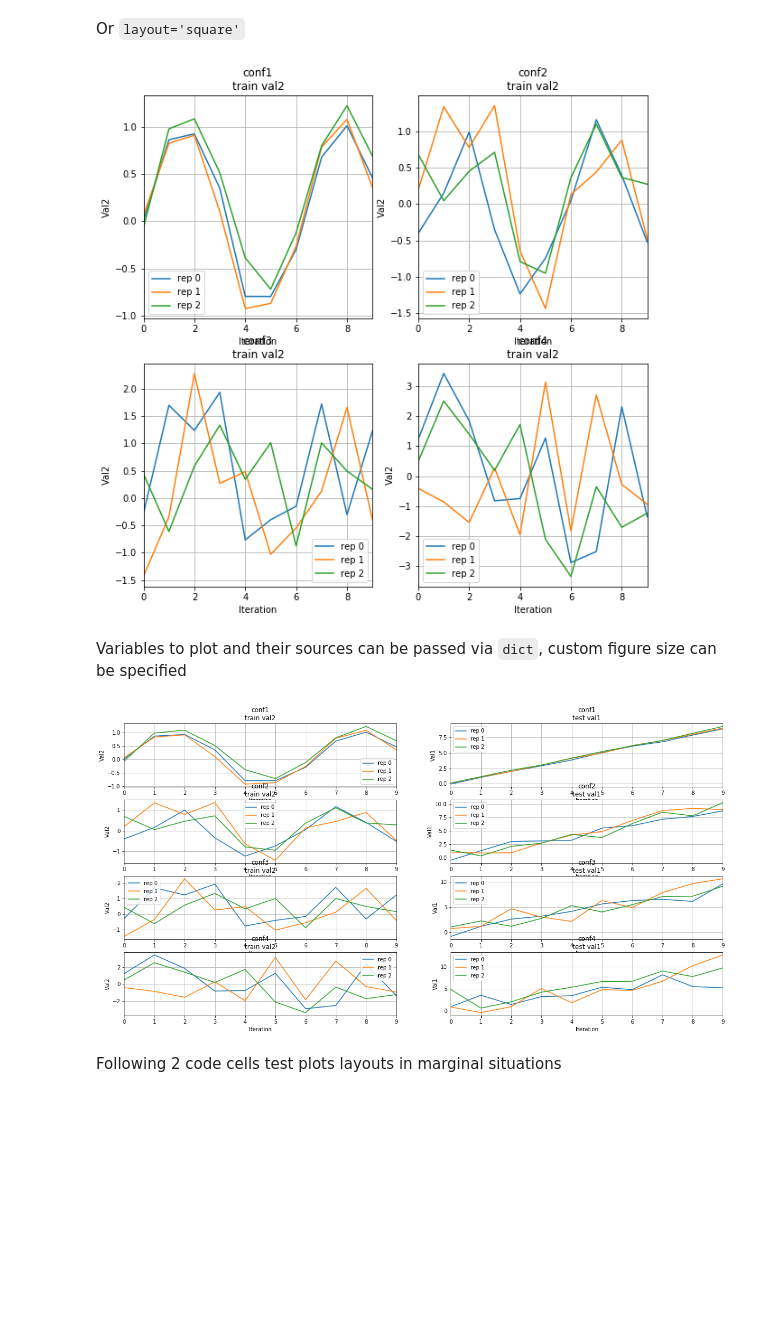
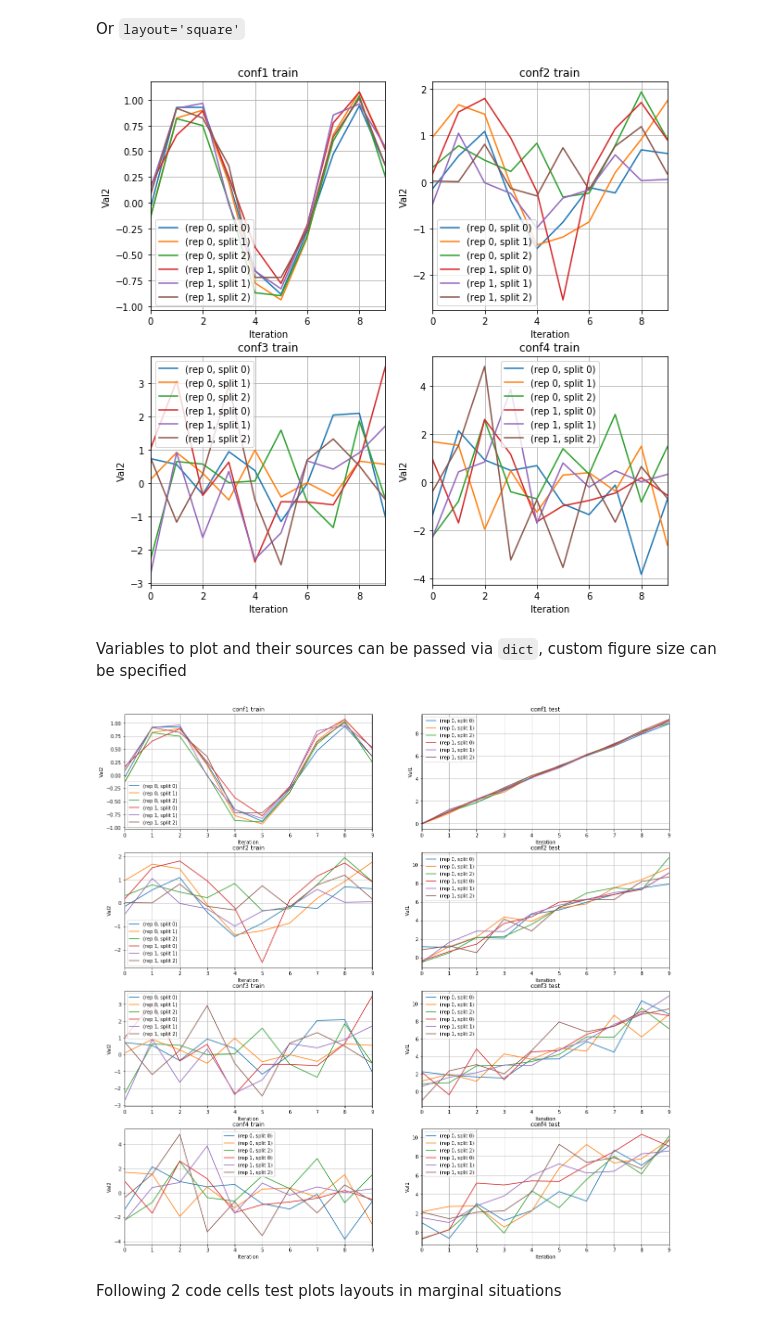
Before and after one commit to analysiscenter/batchflow, a Jupyter notebook: examples/tutorials/research/03_plotting_research_results.ipynb, the cells around one changed output. Cells and saved outputs as stored; diff of their text form; code cells hidden in the pictures; blank space fills up the shorter version.

Commit message:
can now process results with cross-validation + titles fix

```diff
--- a/examples/tutorials/research/03_plotting_research_results.ipynb
+++ b/examples/tutorials/research/03_plotting_research_results.ipynb
@@ -26,7 +26,7 @@ d2['name'] = 'test'
 d3 = pd.concat([d1, d2], sort=False)
 
 dfs = []
-for rep in range(3):
+for rep in range(2):
     dft = d3.copy()
     dft['val1'] += 0.1 * rep
     dft['val2'] += 0.1 * rep
@@ -37,13 +37,16 @@ d4 = pd.concat(dfs, sort=False)
 
 dfs = []
 for i, config in enumerate(('conf1', 'conf2', 'conf3', 'conf4')):
-    dft = d4.copy()
-    dft['val1'] += (0.1 + i * 0.5) * np.random.randn(len(dft))
-    dft['val2'] += (0.1 + i * 0.5) * np.random.randn(len(dft))
-    dft['config'] = config
-    dfs.append(dft)
+    for cv_split in range(3):
+        dft = d4.copy()
+        dft['val1'] += (0.1 + i * 0.5) * np.random.randn(len(dft))
+        dft['val2'] += (0.1 + i * 0.5) * np.random.randn(len(dft))
+        dft['config'] = config
+        dft['cv_split'] = cv_split
+        dfs.append(dft)
 
 res = pd.concat(dfs, sort=False)
+
 res.info()
 # %% [output]
 <class 'pandas.core.frame.DataFrame'>
@@ -81,13 +93,13 @@ Or `layout='square'`
 # %%
 plot_results_by_config(res, ('train', 'val2'), layout='square')
 # %% [output]
-[figure, old version]
+[figure, new version]
 # %% [markdown]
 Variables to plot and their sources can be passed via `dict`, custom figure size can be specified
 # %%
-plot_results_by_config(res, {'train': 'val2', 'test': 'val1'}, figsize=(20, 10))
+plot_results_by_config(res, {'train': 'val2', 'test': 'val1'}, figsize=(20, 20))
 # %% [output]
-[figure, old version]
+[figure, new version]
 # %% [markdown]
 Following 2 code cells test plots layouts in marginal situations
 # %%
```
Also changed, not shown: parts of 9 cells of this notebook, 1 other file.
